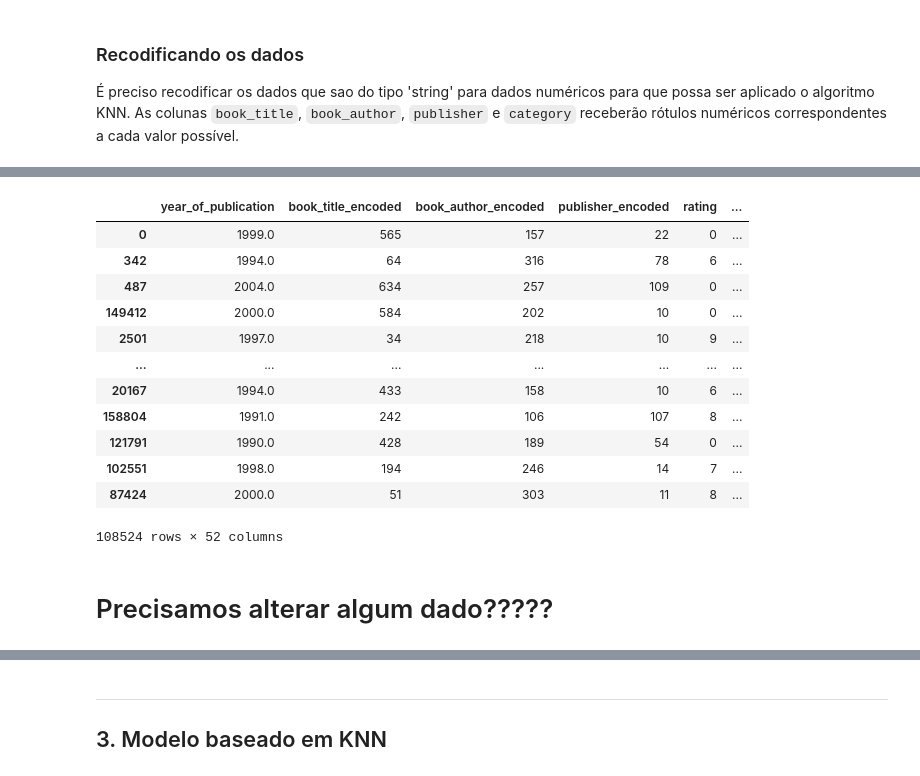
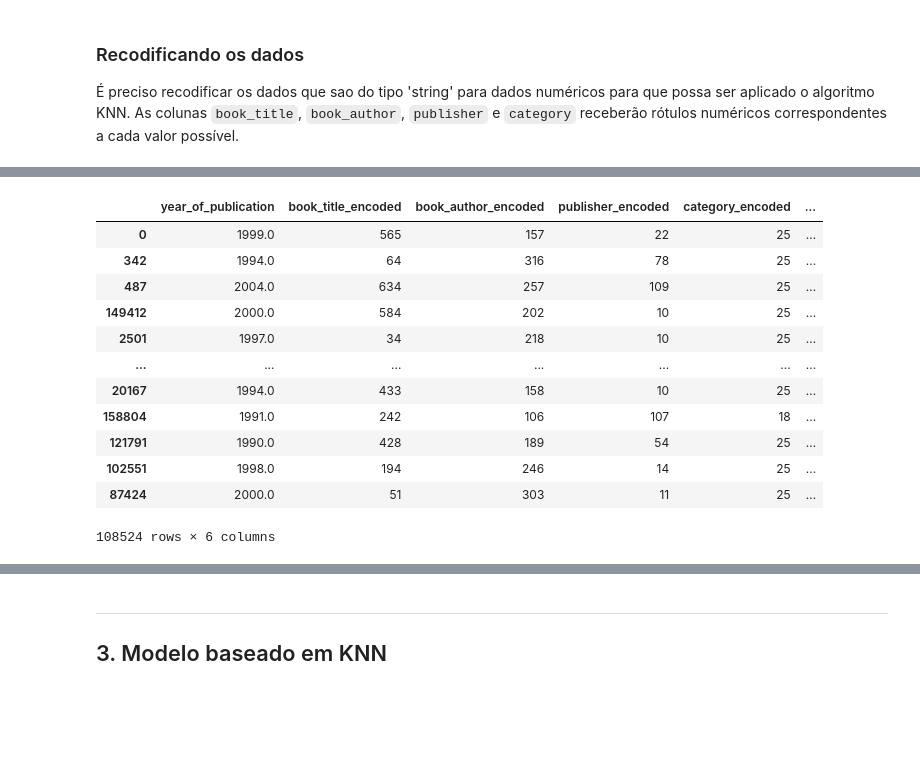
Before and after one commit to joaopcvieira/CMC-13, a Jupyter notebook: main.ipynb, the cells around one changed output, grey strips where cells are left out. Saved outputs shown, nothing was run; the diff lists cells and outputs as text; code cells hidden in the pictures; blank space fills up the shorter version.

```diff
--- a/main.ipynb
+++ b/main.ipynb
@@ -269,7 +266,6 @@ dataset['category_encoded'] = label_encoder_category.fit_transform(dataset['Cate
 dataset_encoded = dataset[[
     'year_of_publication','book_title_encoded',
     'book_author_encoded','publisher_encoded',
-    # 'category_encoded',
-    'Category',
+    'category_encoded',
     'rating'
     ]]
@@ -276,20 +286,18 @@ dataset_encoded = dataset[[
 # %%
-# One-hot dummy encode para coluna
-dataset_encoded = pd.get_dummies(dataset_encoded, drop_first=True)
+# # One-hot dummy encode para coluna
+# dataset_encoded = pd.get_dummies(dataset_encoded, drop_first=True)
 dataset_encoded
 # %% [output]
-|  | year_of_publication | book_title_encoded | book_author_encoded | publisher_encoded | rating | ... |
-| 0 | 1999.0 | 565 | 157 | 22 | 0 | ... |
-| 342 | 1994.0 | 64 | 316 | 78 | 6 | ... |
-| 487 | 2004.0 | 634 | 257 | 109 | 0 | ... |
-| 149412 | 2000.0 | 584 | 202 | 10 | 0 | ... |
-| 2501 | 1997.0 | 34 | 218 | 10 | 9 | ... |
+|  | year_of_publication | book_title_encoded | book_author_encoded | publisher_encoded | category_encoded | ... |
+| 0 | 1999.0 | 565 | 157 | 22 | 25 | ... |
+| 342 | 1994.0 | 64 | 316 | 78 | 25 | ... |
+| 487 | 2004.0 | 634 | 257 | 109 | 25 | ... |
+| 149412 | 2000.0 | 584 | 202 | 10 | 25 | ... |
+| 2501 | 1997.0 | 34 | 218 | 10 | 25 | ... |
 | ... | ... | ... | ... | ... | ... | ... |
-| 20167 | 1994.0 | 433 | 158 | 10 | 6 | ... |
-| 158804 | 1991.0 | 242 | 106 | 107 | 8 | ... |
-| 121791 | 1990.0 | 428 | 189 | 54 | 0 | ... |
-| 102551 | 1998.0 | 194 | 246 | 14 | 7 | ... |
-| 87424 | 2000.0 | 51 | 303 | 11 | 8 | ... |
+| 20167 | 1994.0 | 433 | 158 | 10 | 25 | ... |
+| 158804 | 1991.0 | 242 | 106 | 107 | 18 | ... |
+| 121791 | 1990.0 | 428 | 189 | 54 | 25 | ... |
+| 102551 | 1998.0 | 194 | 246 | 14 | 25 | ... |
+| 87424 | 2000.0 | 51 | 303 | 11 | 25 | ... |
-108524 rows × 52 columns
+108524 rows × 6 columns
-# %% [markdown]
-# Precisamos alterar algum dado?????
```
Also changed, not shown: parts of 17 cells of this notebook, 2 other files.
